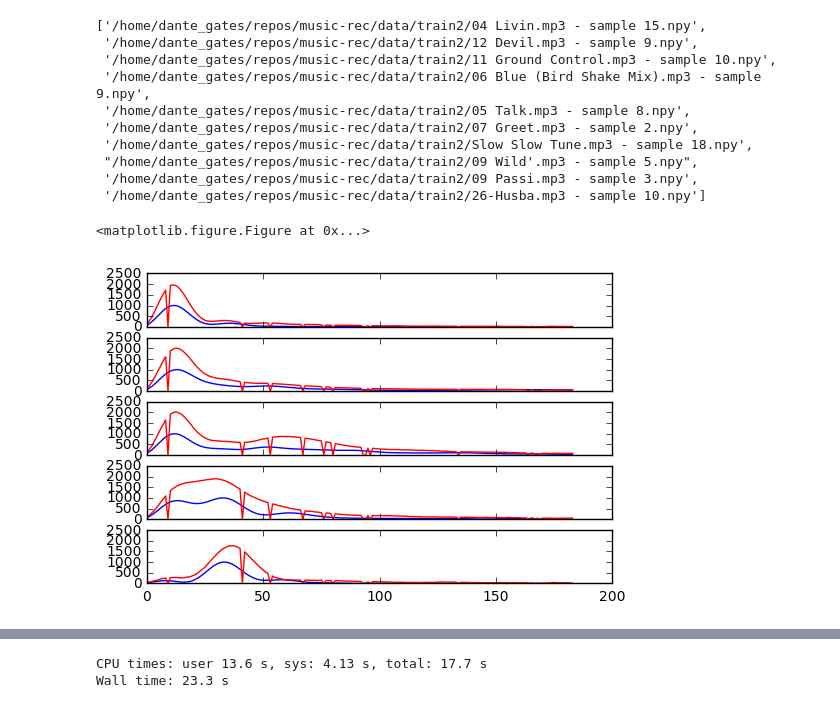
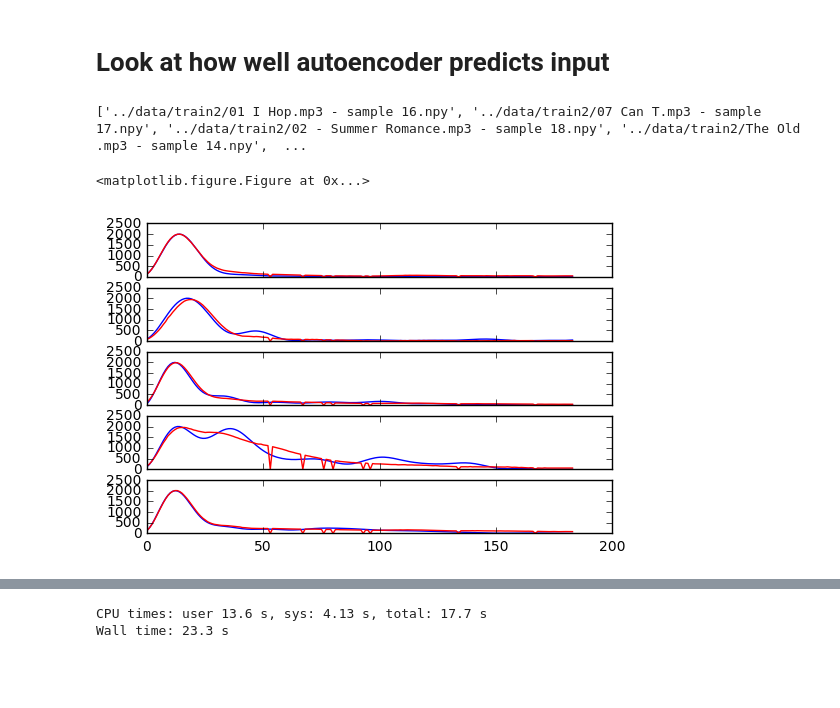
Before and after one commit to dantegates/music-rec, a Jupyter notebook: notebooks/evaluate.ipynb, the cells around one changed output, grey strips where cells are left out. Saved outputs shown, nothing was run; the diff lists cells and outputs as text; code cells hidden in the pictures; blank space fills up the shorter version.

```diff
--- a/notebooks/evaluate.ipynb
+++ b/notebooks/evaluate.ipynb
@@ -9,26 +5,14 @@ import config
 from autoencoding import AutoEncoder
 # %%
 import os
-model_path = os.path.join('..', config.MODEL_PATH)
+model_path = config.MODEL_PATH
 model = AutoEncoder.from_h5(model_path)
 # %%
-train_dir = config.TRAIN_DIR
+# train_dir = config.TRAIN_DIR
+train_dir = '../data/train2'
 files = [os.path.join(train_dir, f) for f in os.listdir(train_dir)][:15000]
-# %%
-import random
-test_files = random.sample(files, k=10)
-test_files
-# %% [output]
-['/home/dante_gates/repos/music-rec/data/train2/04 Livin.mp3 - sample 15.npy',
- '/home/dante_gates/repos/music-rec/data/train2/12 Devil.mp3 - sample 9.npy',
- '/home/dante_gates/repos/music-rec/data/train2/11 Ground Control.mp3 - sample 10.npy',
- '/home/dante_gates/repos/music-rec/data/train2/06 Blue (Bird Shake Mix).mp3 - sample 9.npy',
- '/home/dante_gates/repos/music-rec/data/train2/05 Talk.mp3 - sample 8.npy',
- '/home/dante_gates/repos/music-rec/data/train2/07 Greet.mp3 - sample 2.npy',
- '/home/dante_gates/repos/music-rec/data/train2/Slow Slow Tune.mp3 - sample 18.npy',
- "/home/dante_gates/repos/music-rec/data/train2/09 Wild'.mp3 - sample 5.npy",
- '/home/dante_gates/repos/music-rec/data/train2/09 Passi.mp3 - sample 3.npy',
- '/home/dante_gates/repos/music-rec/data/train2/26-Husba.mp3 - sample 10.npy']
+# %% [markdown]
+# Look at how well autoencoder predicts input
 # %%
 import random
 import numpy as np
@@ -37,7 +21,7 @@ import matplotlib.pyplot as plt
 
 def get_test_input(files, k=5):
     files = random.sample(files, k=k)
-    return [np.load(f) * 1000 for f in files]
+    return files, [np.load(f) * 2000 for f in files]
 
 def compare_predictions(test_input, model):
     plt.figure(figsize=(12, 24))
@@ -48,11 +32,13 @@ def compare_predictions(test_input, model):
         axarr[i].plot(X)
         axarr[i].plot(y_hat.reshape((xshape,)), color='r')
 # %%
-test_input = get_test_input(test_files)
+test_files, test_input = get_test_input(files)
 compare_predictions(test_input, model)
+print(test_files)
 # %% [output]
-<matplotlib.figure.Figure at 0x...>
+['../data/train2/01 I Hop.mp3 - sample 16.npy', '../data/train2/07 Can T.mp3 - sample 17.npy', '../data/train2/02 - Summer Romance.mp3 - sample 18.npy', '../data/train2/The Old .mp3 - sample 14.npy',  ...
+<matplotlib.figure.Figure at 0x...>
-[figure, old version]
+[figure, new version]
 # %%
 print(y_hat.shape)
 plt.scatter(range(y_hat.shape[1]), y_hat.reshape((y_hat.shape[1],)))
```
Also changed, not shown: parts of 9 cells of this notebook.
